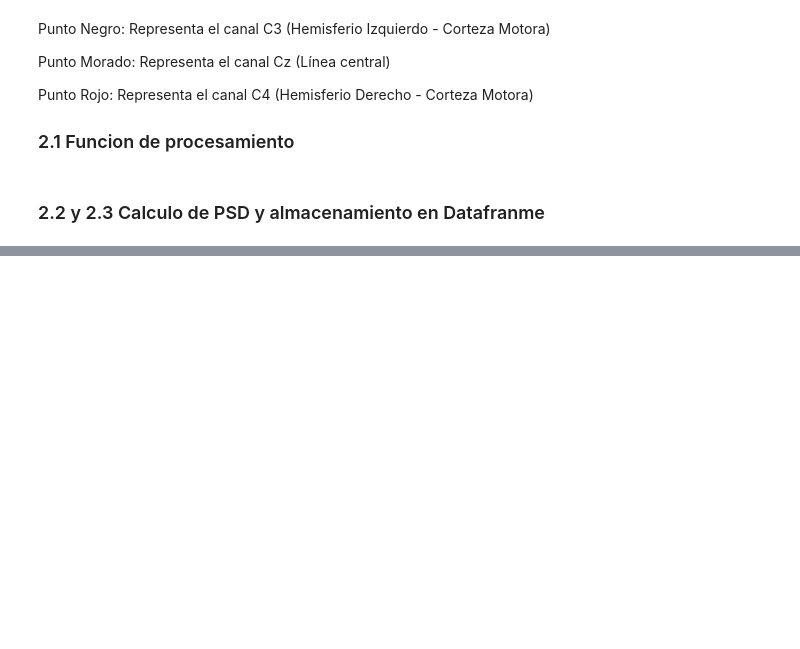
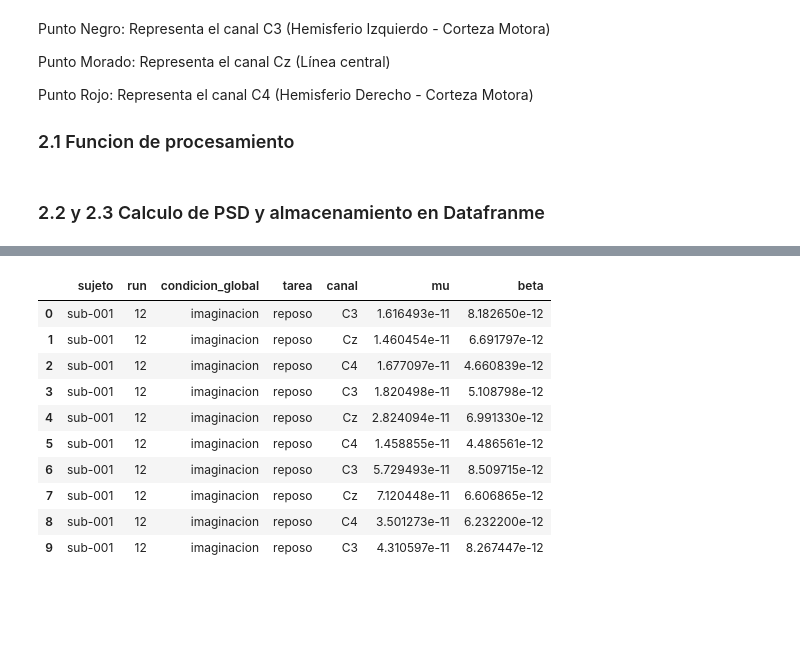
Before and after one commit to KarenAgudelo769/Proyecto_biosenales, a Jupyter notebook: codigo.ipynb, the cells around one changed output, grey strips where cells are left out. Cells and saved outputs as stored; diff of their text form; code cells hidden in the pictures; blank space fills up the shorter version.

```diff
--- a/codigo.ipynb
+++ b/codigo.ipynb
@@ -557,0 +400,4 @@ Primeras 30 filas del resultado:
+# %%
+psds, freqs = calcular_psd_epochs(epocas)
+print(psds.shape)
+print(freqs[:10])
@@ -557,0 +407,10 @@ Primeras 30 filas del resultado:
+# %%
+def potencia_banda(psds, freqs, fmin, fmax):
+    idx = (freqs >= fmin) & (freqs <= fmax)
+    return np.mean(psds[:, :, idx], axis=2)
+
+mu = potencia_banda(psds, freqs, 8, 13)
+beta = potencia_banda(psds, freqs, 13, 30)
+
+print(mu.shape)    # (30, 64)
+print(beta.shape)
@@ -557,0 +504,17 @@ Primeras 30 filas del resultado:
+# %%
+df_global = pd.DataFrame()
+
+ruta_carpeta = "C:\\Users\\Karen\\OneDrive\\Escritorio\\Bioseñales\\Proyecto_bioseñales\\sujetos"
+
+for archivo in os.listdir(ruta_carpeta):
+
+    if archivo.endswith(".set"):
+
+        ruta = os.path.join(ruta_carpeta, archivo)
+
+        try:
+            df_temp = procesar_archivo(ruta)
+            df_global = pd.concat([df_global, df_temp], ignore_index=True)
+            print(f"Procesado: {archivo}")
+        except Exception as e:
+            print(f"Error en {archivo}: {e}")
@@ -558,3 +543,17 @@ Primeras 30 filas del resultado:
+# %%
+df_global.head(10)
+# %% [output]
+|  | sujeto | run | condicion_global | tarea | canal | mu | beta |
+| 0 | sub-001 | 12 | imaginacion | reposo | C3 | 1.616493e-11 | 8.182650e-12 |
+| 1 | sub-001 | 12 | imaginacion | reposo | Cz | 1.460454e-11 | 6.691797e-12 |
+| 2 | sub-001 | 12 | imaginacion | reposo | C4 | 1.677097e-11 | 4.660839e-12 |
+| 3 | sub-001 | 12 | imaginacion | reposo | C3 | 1.820498e-11 | 5.108798e-12 |
+| 4 | sub-001 | 12 | imaginacion | reposo | Cz | 2.824094e-11 | 6.991330e-12 |
+| 5 | sub-001 | 12 | imaginacion | reposo | C4 | 1.458855e-11 | 4.486561e-12 |
+| 6 | sub-001 | 12 | imaginacion | reposo | C3 | 5.729493e-11 | 8.509715e-12 |
+| 7 | sub-001 | 12 | imaginacion | reposo | Cz | 7.120448e-11 | 6.606865e-12 |
+| 8 | sub-001 | 12 | imaginacion | reposo | C4 | 3.501273e-11 | 6.232200e-12 |
+| 9 | sub-001 | 12 | imaginacion | reposo | C3 | 4.310597e-11 | 8.267447e-12 |
 # %% [markdown]
 <h4 style="color: white";><strong>Bibliografía </strong> </h4>
 # %% [markdown]
```
Also changed, not shown: parts of 9 cells of this notebook.
